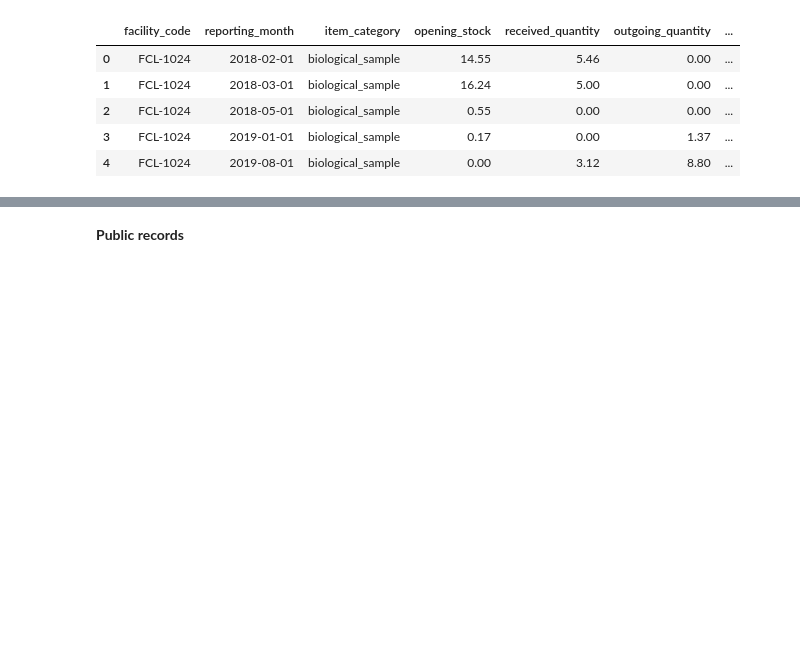
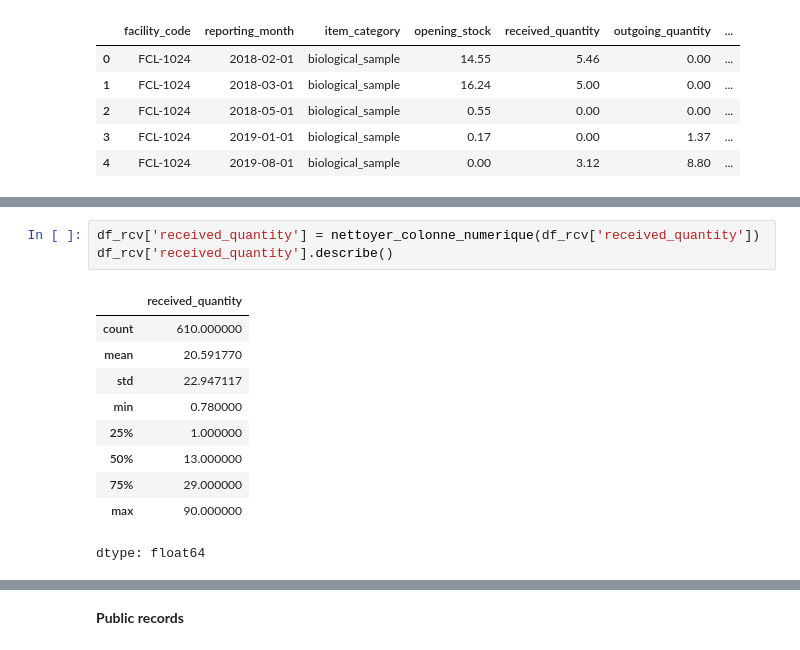
Before and after one commit to Sheik-info/20262027-UE-DataMining-Project, a Jupyter notebook: Base_notebook_to_complete.ipynb, the cells around one changed output, grey strips where cells are left out. Cells and saved outputs as stored; diff of their text form; blank space fills up the shorter version.

```diff
--- a/Base_notebook_to_complete.ipynb
+++ b/Base_notebook_to_complete.ipynb
@@ -442,0 +447,14 @@ df_invm.head()
+# %%
+df_rcv['received_quantity'] = nettoyer_colonne_numerique(df_rcv['received_quantity'])
+df_rcv['received_quantity'].describe()
+# %% [output]
+|  | received_quantity |
+| count | 610.000000 |
+| mean | 20.591770 |
+| std | 22.947117 |
+| min | 0.780000 |
+| 25% | 1.000000 |
+| 50% | 13.000000 |
+| 75% | 29.000000 |
+| max | 90.000000 |
+dtype: float64
```
Also changed, not shown: parts of 8 cells of this notebook.
